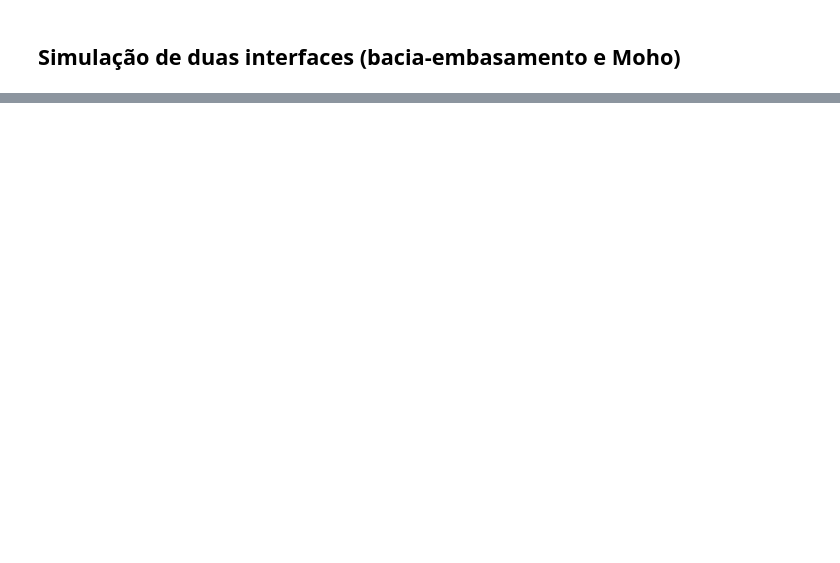
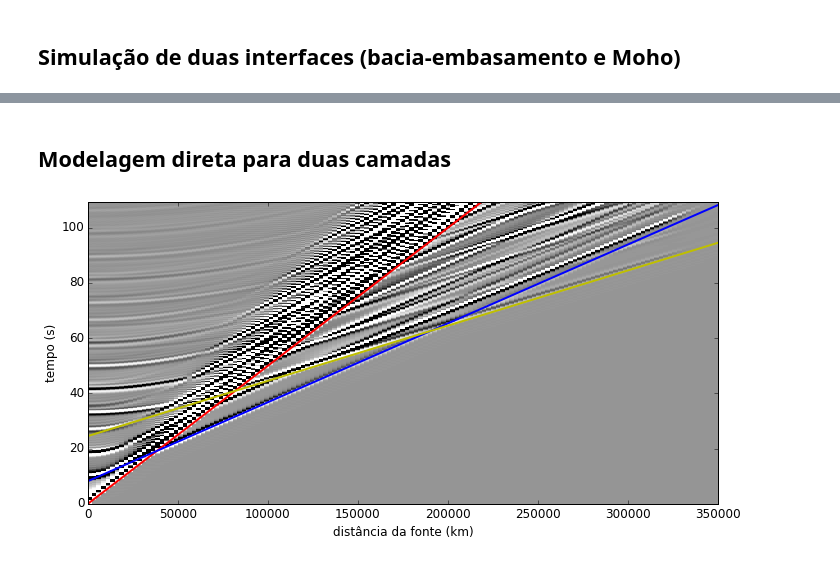
Before and after one commit to leouieda/geofisica2, a Jupyter notebook: notebooks/sismica-refracao.ipynb, the cells around one changed output, grey strips where cells are left out. Drawn from its saved outputs; the diff is of its cells as text; code cells hidden in the pictures; blank space fills up the shorter version.

```diff
--- a/notebooks/sismica-refracao.ipynb
+++ b/notebooks/sismica-refracao.ipynb
@@ -128,0 +127,25 @@ velocidade[l1:,:] = 5000
+# %% [markdown]
+## Modelagem direta para duas camadas
+# %%
+def modelo_1_camada(h1, h2, v1, v2, v3):
+    # h2 deveria ser a espessura da segunda camada
+    # O que eu estou modelando é a profuncidade da camada
+    # Então a espessura é a profundidade menos a espessura da de cima
+    h2 -= h1
+    td = distancia/v1
+    critico12 = np.arcsin(v1/v2)
+    tr1 = distancia/v2 + 2*h1*np.cos(critico12)/v1
+    critico23 = np.arcsin(v2/v3)
+    tr2 = distancia/v3 + 2*h1*np.cos(critico12)/v1 + 2*h2*np.cos(critico23)/v2
+    plt.figure(figsize=(10, 5))
+    ax = plt.subplot(111)
+    ax.plot(distancia, td, '-r', distancia, tr1, '-b', distancia, tr2, '-y', linewidth=2)
+    plota_dados(dados_moho_bacia, distancia, tempo, ax=ax)
+widgets.interactive(modelo_1_camada,
+                    h1=widgets.FloatSliderWidget(min=1e3, max=100e3, step=1e3, value=1e3),
+                    h2=widgets.FloatSliderWidget(min=1e3, max=100e3, step=1e3, value=20e3),
+                    v1=widgets.FloatSliderWidget(min=500, max=10000, step=100, value=500),
+                    v2=widgets.FloatSliderWidget(min=500, max=10000, step=100, value=5000),
+                    v3=widgets.FloatSliderWidget(min=500, max=10000, step=100, value=10000))
+# %% [output]
+[figure, added]
```
Also changed, not shown: parts of 12 cells of this notebook.
